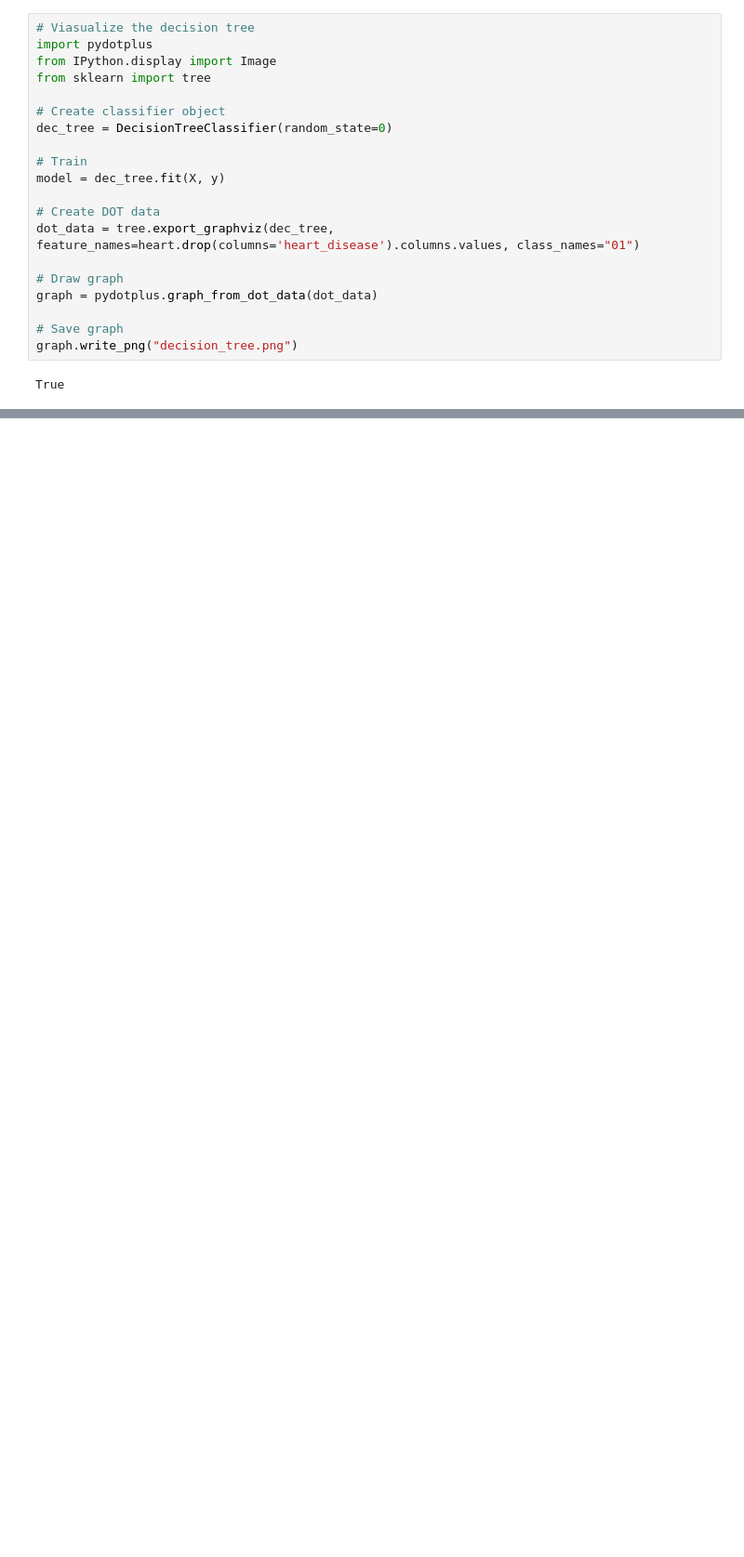
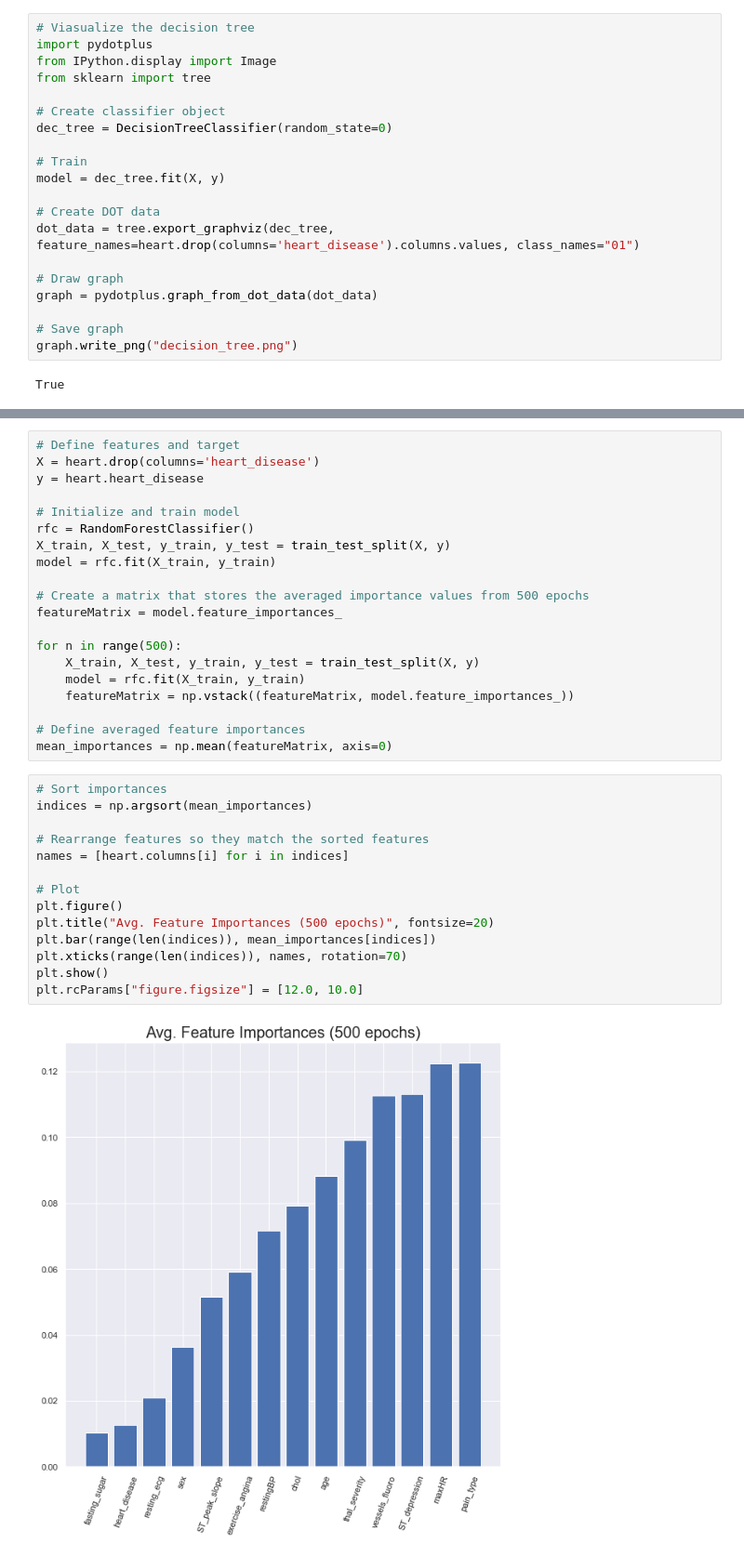
Before and after one commit to ljsauer/LaunchCode, a Jupyter notebook: Final Project - EDA + Modeling/Heart Disease Dataset EDA + Modeling.ipynb, the cells around one changed output, grey strips where cells are left out. Shown at 93% size. Drawn from its saved outputs; the diff is of its cells as text; blank space fills up the shorter version.

```diff
--- a/Final Project - EDA + Modeling/Heart Disease Dataset EDA + Modeling.ipynb
+++ b/Final Project - EDA + Modeling/Heart Disease Dataset EDA + Modeling.ipynb
@@ -427,0 +564,36 @@ True
+# %%
+# Define features and target
+X = heart.drop(columns='heart_disease')
+y = heart.heart_disease
+
+# Initialize and train model
+rfc = RandomForestClassifier()
+X_train, X_test, y_train, y_test = train_test_split(X, y)
+model = rfc.fit(X_train, y_train)
+
+# Create a matrix that stores the averaged importance values from 500 epochs
+featureMatrix = model.feature_importances_
+
+for n in range(500):
+    X_train, X_test, y_train, y_test = train_test_split(X, y)
+    model = rfc.fit(X_train, y_train)
+    featureMatrix = np.vstack((featureMatrix, model.feature_importances_))
+
+# Define averaged feature importances
+mean_importances = np.mean(featureMatrix, axis=0)
+# %%
+# Sort importances
+indices = np.argsort(mean_importances)
+
+# Rearrange features so they match the sorted features
+names = [heart.columns[i] for i in indices]
+
+# Plot
+plt.figure()
+plt.title("Avg. Feature Importances (500 epochs)", fontsize=20)
+plt.bar(range(len(indices)), mean_importances[indices])
+plt.xticks(range(len(indices)), names, rotation=70)
+plt.show()
+plt.rcParams["figure.figsize"] = [12.0, 10.0]
+# %% [output]
+[figure, added]
```
Also changed, not shown: parts of 33 cells of this notebook, 3 other files.
